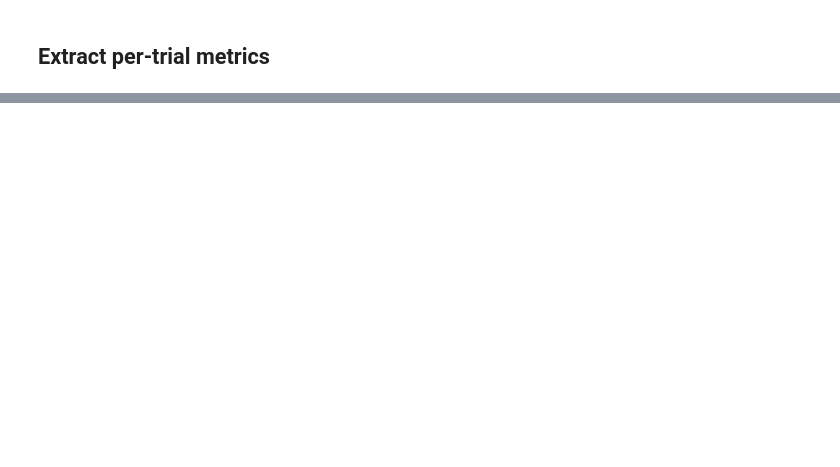
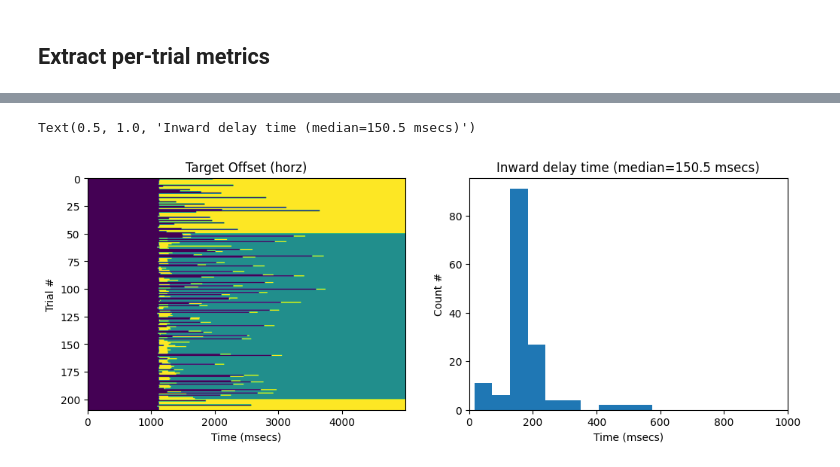
Before and after one commit to jsbrittain/saccadapt, a Jupyter notebook: lookatdata.ipynb, the cells around one changed output, grey strips where cells are left out. Drawn from its saved outputs; the diff is of its cells as text; code cells hidden in the pictures; blank space fills up the shorter version.

```diff
--- a/lookatdata.ipynb
+++ b/lookatdata.ipynb
@@ -241,0 +244,38 @@ fig.show()
+# %%
+# Loop over trials
+target_positions = [960, 1548, 1251]
+fig, axs = plt.subplots(1, 2, figsize=(12, 4))
+count = 0
+max_samples = 5000
+x = 960 * np.ones((len(trial), max_samples))
+x_mean = np.zeros(max_samples)
+inward_delay = []
+for index in trial.index:
+  targets = trial['Targets'].loc[index]
+  last_target_time = 0
+  outward_time = 0
+  for t in targets:
+    target_time, target_pos = int(t[0]-trial['StartPos'].loc[index]), t[1]
+    assert target_time > last_target_time
+    last_target_time = target_time
+    x[index, target_time:] = target_pos[0]
+    if target_pos[0] == 1548:
+      outward_time = target_time
+    if target_pos[0] == 1251:
+      inward_delay.append(target_time - outward_time)
+  #axs.plot(x[:, index], 'k', linewidth=0.1)
+
+axs[0].imshow(x, aspect='auto')
+axs[0].set_xlabel('Time (msecs)')
+axs[0].set_ylabel('Trial #')
+axs[0].set_title("Target Offset (horz)")
+
+axs[1].hist(inward_delay, 20)
+axs[1].set_xlim(0, 1000)
+axs[1].set_xlabel('Time (msecs)')
+axs[1].set_ylabel('Count #')
+axs[1].set_title(f"Inward delay time (median={np.median(inward_delay)} msecs)")
+# fig.show()
+# %% [output]
+Text(0.5, 1.0, 'Inward delay time (median=150.5 msecs)')
+[figure, added]
```
Also changed, not shown: parts of 5 cells of this notebook.
